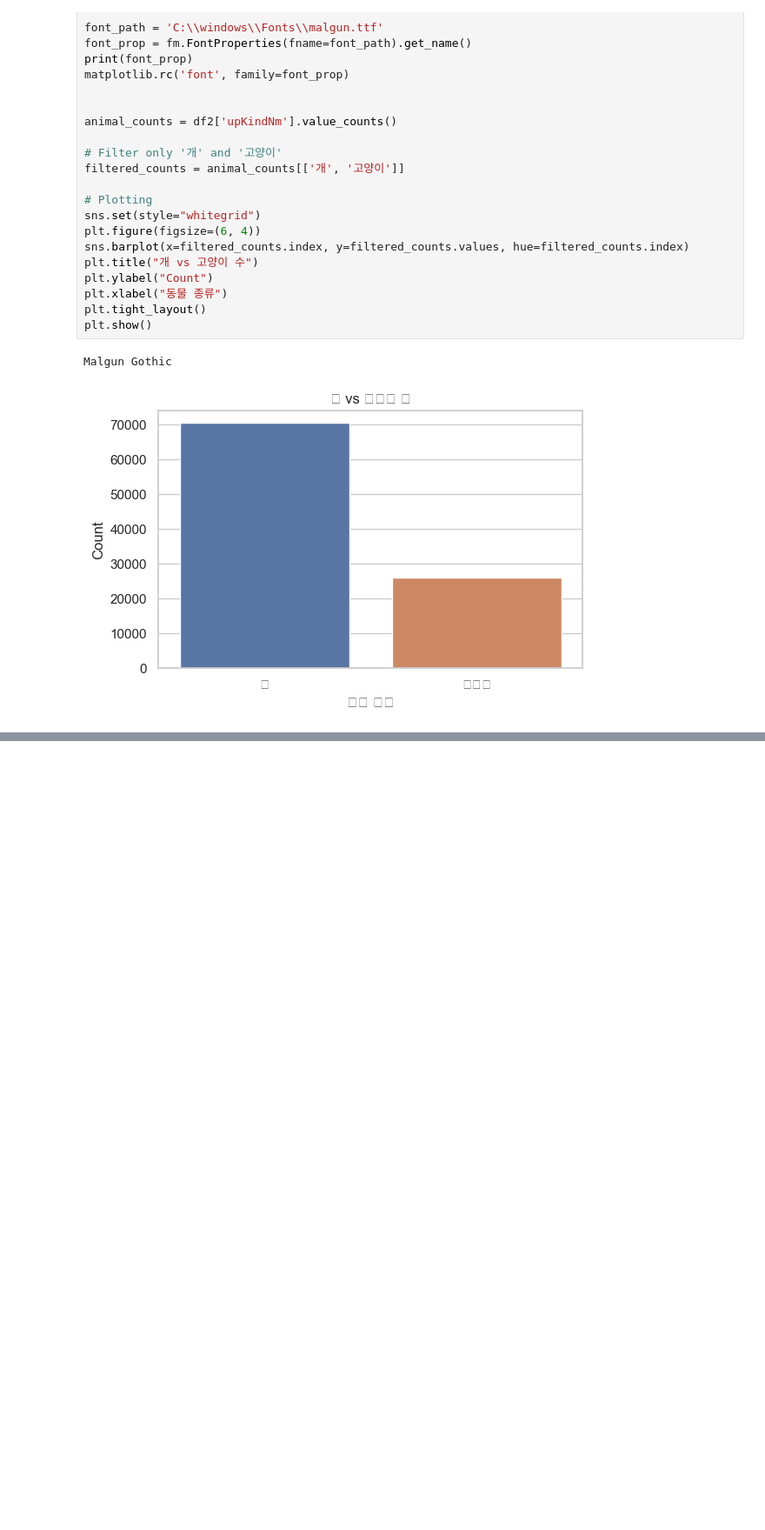
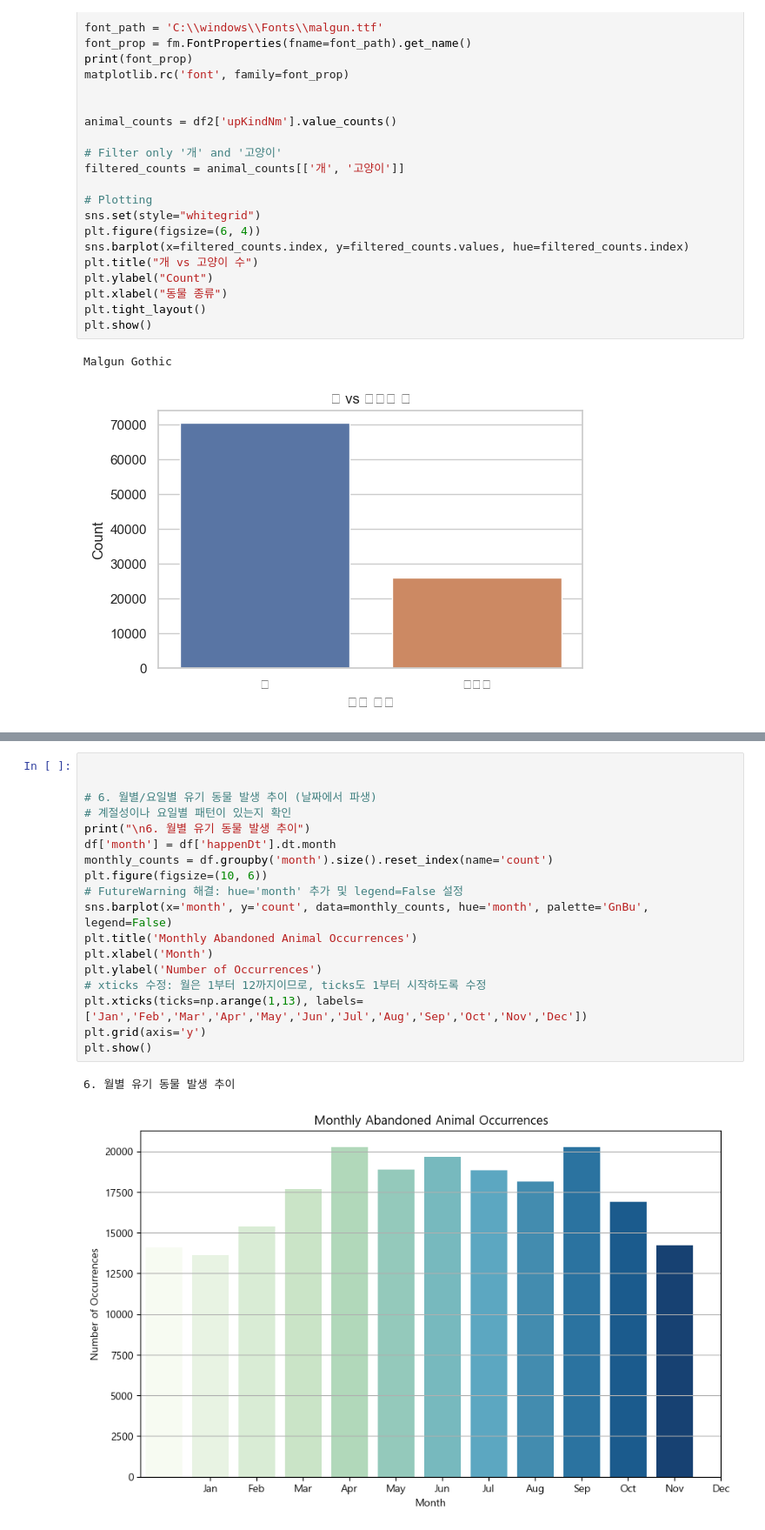
Before and after one commit to cooperear/SK_Shielders_4th_rookie_1st_Team_Project, a Jupyter notebook: Using_AbandomedAnimals_example.ipynb, the cells around one changed output, grey strips where cells are left out. Shown at 87% size. Saved outputs shown, nothing was run; the diff lists cells and outputs as text; blank space fills up the shorter version.

```diff
--- a/Using_AbandomedAnimals_example.ipynb
+++ b/Using_AbandomedAnimals_example.ipynb
@@ -177,0 +301,21 @@ Malgun Gothic
+# %%
+
+
+# 6. 월별/요일별 유기 동물 발생 추이 (날짜에서 파생)
+# 계절성이나 요일별 패턴이 있는지 확인
+print("\n6. 월별 유기 동물 발생 추이")
+df['month'] = df['happenDt'].dt.month
+monthly_counts = df.groupby('month').size().reset_index(name='count')
+plt.figure(figsize=(10, 6))
+# FutureWarning 해결: hue='month' 추가 및 legend=False 설정
+sns.barplot(x='month', y='count', data=monthly_counts, hue='month', palette='GnBu', legend=False)
+plt.title('Monthly Abandoned Animal Occurrences')
+plt.xlabel('Month')
+plt.ylabel('Number of Occurrences')
+# xticks 수정: 월은 1부터 12까지이므로, ticks도 1부터 시작하도록 수정
+plt.xticks(ticks=np.arange(1,13), labels=['Jan','Feb','Mar','Apr','May','Jun','Jul','Aug','Sep','Oct','Nov','Dec'])
+plt.grid(axis='y')
+plt.show()
+# %% [output]
+6. 월별 유기 동물 발생 추이
+[figure, added]
```
Also changed, not shown: parts of 9 cells of this notebook.
